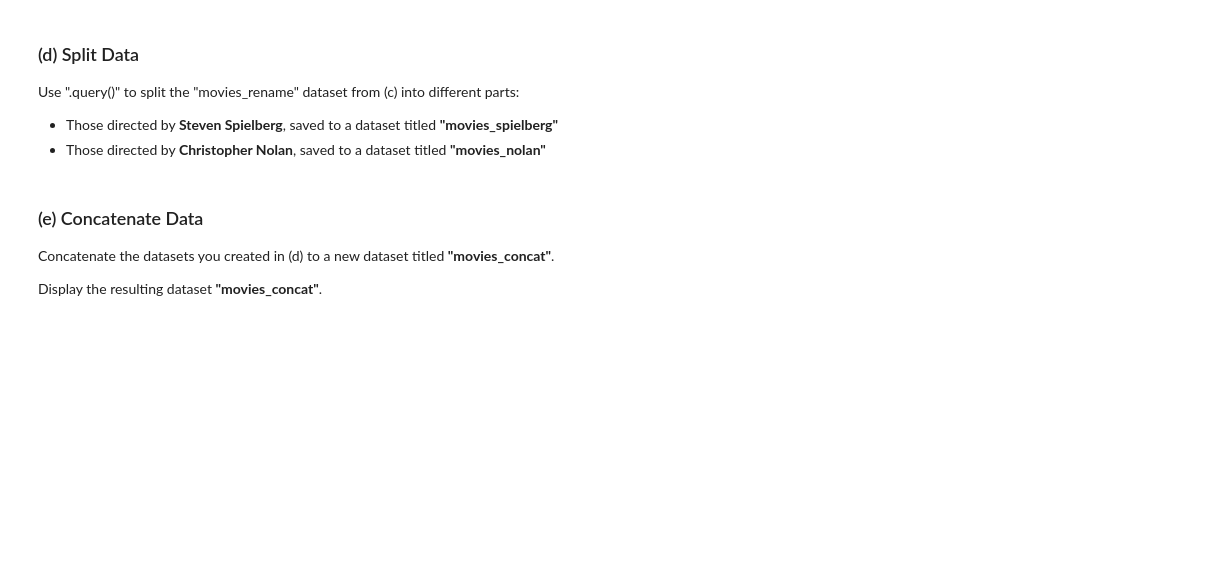
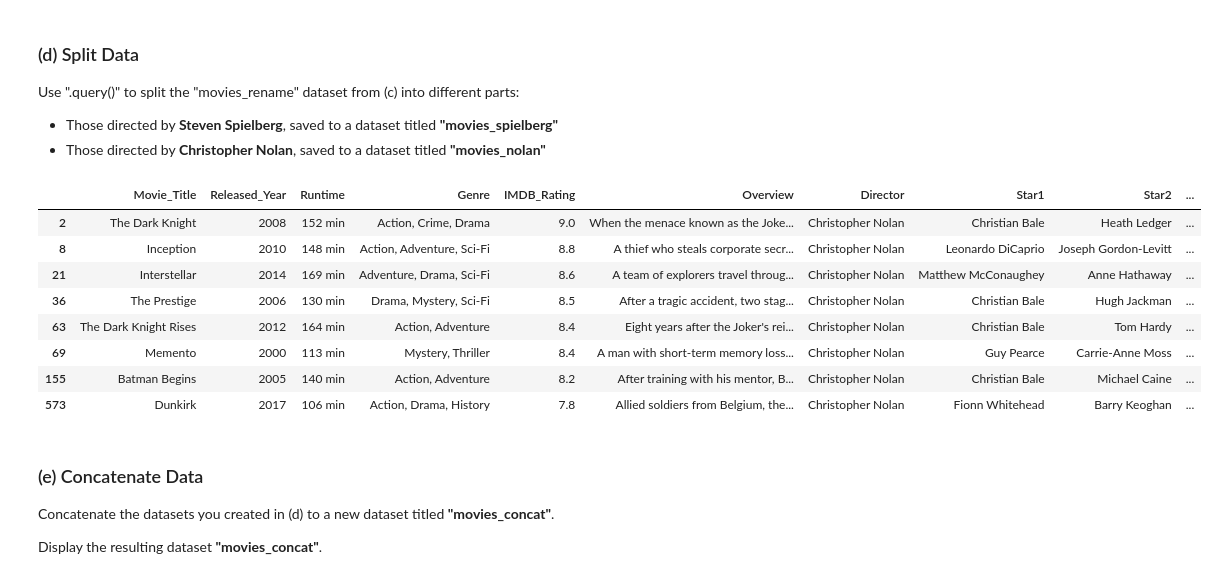
Before and after one commit to chris-tinad/qtm151spring2025, a Jupyter notebook: assignment8/assignment8.ipynb, the cells around one changed output. Saved outputs shown, nothing was run; the diff lists cells and outputs as text; code cells hidden in the pictures; blank space fills up the shorter version.

```diff
--- a/assignment8/assignment8.ipynb
+++ b/assignment8/assignment8.ipynb
@@ -79,3 +145,21 @@ Use ".query()" to split the "movies_rename" dataset from (c) into different part
+# %%
+# Write your own code
+
+movies_spielberg = movies_rename.query(" Director == 'Steven Spielberg' ")
+movies_spielberg
+
+movies_nolan = movies_rename.query(" Director == 'Christopher Nolan' ")
+movies_nolan
+# %% [output]
+|  | Movie_Title | Released_Year | Runtime | Genre | IMDB_Rating | Overview | Director | Star1 | Star2 | ... |
+| 2 | The Dark Knight | 2008 | 152 min | Action, Crime, Drama | 9.0 | When the menace known as the Joke... | Christopher Nolan | Christian Bale | Heath Ledger | ... |
+| 8 | Inception | 2010 | 148 min | Action, Adventure, Sci-Fi | 8.8 | A thief who steals corporate secr... | Christopher Nolan | Leonardo DiCaprio | Joseph Gordon-Levitt | ... |
+| 21 | Interstellar | 2014 | 169 min | Adventure, Drama, Sci-Fi | 8.6 | A team of explorers travel throug... | Christopher Nolan | Matthew McConaughey | Anne Hathaway | ... |
+| 36 | The Prestige | 2006 | 130 min | Drama, Mystery, Sci-Fi | 8.5 | After a tragic accident, two stag... | Christopher Nolan | Christian Bale | Hugh Jackman | ... |
+| 63 | The Dark Knight Rises | 2012 | 164 min | Action, Adventure | 8.4 | Eight years after the Joker's rei... | Christopher Nolan | Christian Bale | Tom Hardy | ... |
+| 69 | Memento | 2000 | 113 min | Mystery, Thriller | 8.4 | A man with short-term memory loss... | Christopher Nolan | Guy Pearce | Carrie-Anne Moss | ... |
+| 155 | Batman Begins | 2005 | 140 min | Action, Adventure | 8.2 | After training with his mentor, B... | Christopher Nolan | Christian Bale | Michael Caine | ... |
+| 573 | Dunkirk | 2017 | 106 min | Action, Drama, History | 7.8 | Allied soldiers from Belgium, the... | Christopher Nolan | Fionn Whitehead | Barry Keoghan | ... |
 # %% [markdown]
 ### (e) Concatenate Data
 
```
Also changed, not shown: parts of 8 cells of this notebook, 3 other files.
